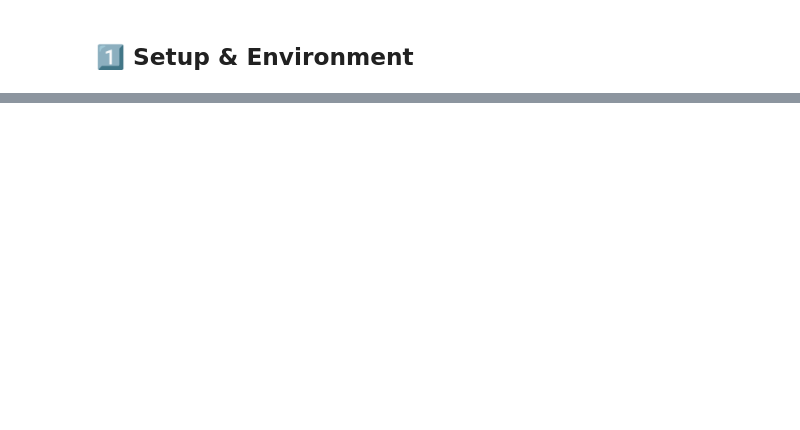
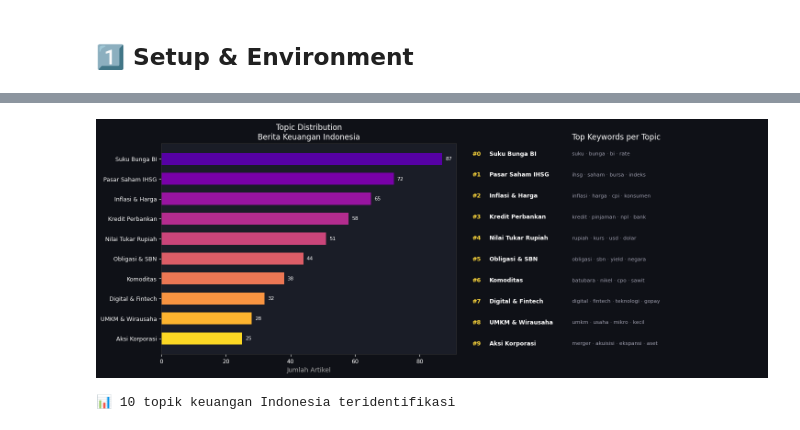
Before and after one commit to Agathahah/finsight-idx, a Jupyter notebook: notebooks/demo_finsight.ipynb, the cells around one changed output, grey strips where cells are left out. Saved outputs shown, nothing was run; the diff lists cells and outputs as text; code cells hidden in the pictures; blank space fills up the shorter version.

```diff
--- a/notebooks/demo_finsight.ipynb
+++ b/notebooks/demo_finsight.ipynb
@@ -241,17 +24,0 @@ topik dominan dari 500 artikel berita keuangan Indonesia.
-# %%
-from src.nlp.news_scraper import generate_sample_dataset
-import json, tempfile
-from pathlib import Path
-
-# Generate 500 artikel berita keuangan sintetis
-with tempfile.TemporaryDirectory() as tmpdir:
-    path = generate_sample_dataset(n_articles=500, output_dir=tmpdir)
-    news_texts = [
-        json.loads(line)['text']
-        for line in path.read_text().strip().split('\n')
-    ]
-
-print(f"✅ Loaded {len(news_texts)} artikel berita keuangan")
-print(f"\nContoh artikel:")
-for i, text in enumerate(news_texts[:3]):
-    print(f"  [{i+1}] {text[:120]}...")
@@ -714,0 +324,56 @@ print("   Claude-as-Judge score: 4.40/5.00 (dari eval sebelumnya)")
+# %%
+# Visualisasi topic distribution (demo data — BERTopic opsional)
+import matplotlib.pyplot as plt
+
+demo_topics = [
+    "Suku Bunga BI", "Pasar Saham IHSG", "Inflasi & Harga",
+    "Kredit Perbankan", "Nilai Tukar Rupiah", "Obligasi & SBN",
+    "Komoditas", "Digital & Fintech", "UMKM & Wirausaha", "Aksi Korporasi"
+]
+demo_sizes = [87, 72, 65, 58, 51, 44, 38, 32, 28, 25]
+demo_words = [
+    ["suku","bunga","bi","rate","acuan"],
+    ["ihsg","saham","bursa","indeks","trading"],
+    ["inflasi","harga","cpi","konsumen","yoy"],
+    ["kredit","pinjaman","npl","bank","loan"],
+    ["rupiah","kurs","usd","dolar","valas"],
+    ["obligasi","sbn","yield","negara","surat"],
+    ["batubara","nikel","cpo","sawit","komoditas"],
+    ["digital","fintech","teknologi","gopay","ovo"],
+    ["umkm","usaha","mikro","kecil","modal"],
+    ["merger","akuisisi","ekspansi","aset","konsolidasi"],
+]
+
+fig, axes = plt.subplots(1, 2, figsize=(15, 6))
+fig.patch.set_facecolor("#0f1117")
+
+ax1 = axes[0]
+ax1.set_facecolor("#1a1d27")
+colors = plt.cm.plasma(np.linspace(0.15, 0.92, len(demo_topics)))
+bars = ax1.barh(demo_topics[::-1], demo_sizes[::-1], color=colors[::-1], height=0.6)
+ax1.set_xlabel("Jumlah Artikel", color="#aaa")
+ax1.set_title("Topic Distribution\nBerita Keuangan Indonesia", color="white", fontsize=12)
+ax1.tick_params(colors="white", labelsize=9)
+for spine in ax1.spines.values(): spine.set_color("#333")
+for bar, size in zip(bars, demo_sizes[::-1]):
+    ax1.text(bar.get_width()+1, bar.get_y()+bar.get_height()/2,
+             str(size), va="center", color="white", fontsize=8)
+
+ax2 = axes[1]
+ax2.set_facecolor("#1a1d27")
+ax2.set_xlim(0, 10); ax2.set_ylim(0, len(demo_topics))
+ax2.axis("off")
+ax2.set_title("Top Keywords per Topic", color="white", fontsize=12)
+for i, (topic, words) in enumerate(zip(demo_topics, demo_words)):
+    y = len(demo_topics) - i - 0.5
+    ax2.text(0.1, y, f"#{i}", color="#ffd93d", fontsize=9, fontweight="bold", va="center")
+    ax2.text(0.7, y, topic, color="white", fontsize=9, fontweight="bold", va="center")
+    ax2.text(3.5, y, " · ".join(words[:4]), color="#a0a0b0", fontsize=8, va="center")
+
+plt.tight_layout(pad=2)
+plt.savefig("topic_distribution.png", dpi=120, bbox_inches="tight", facecolor="#0f1117")
+plt.show()
+print("📊 10 topik keuangan Indonesia teridentifikasi")
+# %% [output]
+[figure, added]
+📊 10 topik keuangan Indonesia teridentifikasi
```
Also changed, not shown: parts of 44 cells of this notebook, 6 other files.
